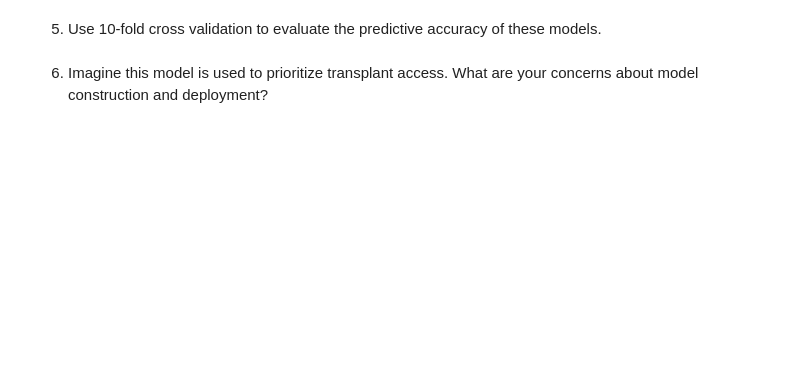
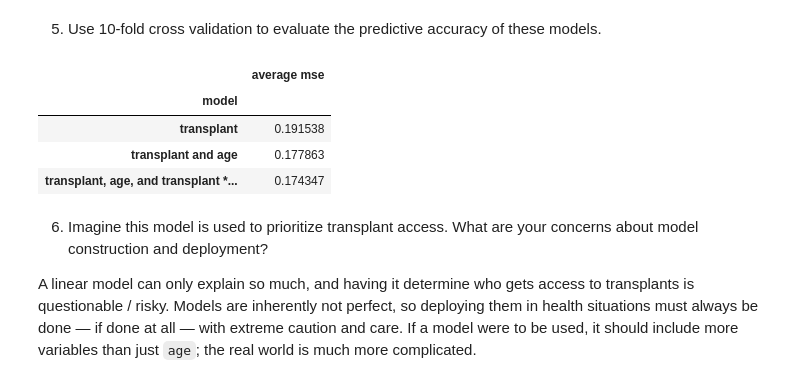
Before and after one commit to syd-nguyen/ds3021-assignments, a Jupyter notebook: assignments/03_assignment_linear_models.ipynb, the cells around one changed output. Saved outputs shown, nothing was run; the diff lists cells and outputs as text; code cells hidden in the pictures; blank space fills up the shorter version.

```diff
--- a/assignments/03_assignment_linear_models.ipynb
+++ b/assignments/03_assignment_linear_models.ipynb
@@ -346,7 +346,7 @@ for degree in np.arange(1, 20, 1):
     scores = cross_val_score(
         model_age, x_age_poly, y,
         cv = kfold_cars,
-        scoring = 'neg_root_mean_squared_error'
+        scoring = 'neg_mean_squared_error'
     )
     scores = -scores
 
@@ -429,4 +531,38 @@ Since a heart transplant is a dangerous operation and even people who successful
 # %% [markdown]
 5. Use 10-fold cross validation to evaluate the predictive accuracy of these models.
+# %%
+cross_val_scores_heart = pd.DataFrame({
+    'model': ['transplant', 'transplant and age', 'transplant, age, and transplant * age'],
+    'average mse': [0.0, 0.0, 0.0]
+})
+cross_val_scores_heart = cross_val_scores_heart.set_index('model')
+# %%
+kfold = KFold(n_splits=10, shuffle=True, random_state=343)
+
+models_and_xs = [('transplant', model_transplant, x_transplant), ('transplant and age', model_transplant_age, x_transplant_age), ('transplant, age, and transplant * age', model_transplant_age_mult, x_transplant_age_mult)]
+
+for index, model, X in models_and_xs:
+
+    this_model = model
+    this_X = X
+
+    scores = cross_val_score(
+        this_model, this_X, y,
+        cv = kfold,
+        scoring = 'neg_mean_squared_error'
+    )
+    scores = -scores
+
+    cross_val_scores_heart.loc[index, 'average mse'] = np.mean(scores)
+
+cross_val_scores_heart
+# %% [output]
+|  | average mse |
+| model |  |
+| transplant | 0.191538 |
+| transplant and age | 0.177863 |
+| transplant, age, and transplant *... | 0.174347 |
 # %% [markdown]
 6. Imagine this model is used to prioritize transplant access. What are your concerns about model construction and deployment?
+
+A linear model can only explain so much, and having it determine who gets access to transplants is questionable / risky. Models are inherently not perfect, so deploying them in health situations must always be done — if done at all — with extreme caution and care. If a model were to be used, it should include more variables than just `age`; the real world is much more complicated.
```
Also changed, not shown: parts of 18 cells of this notebook.
